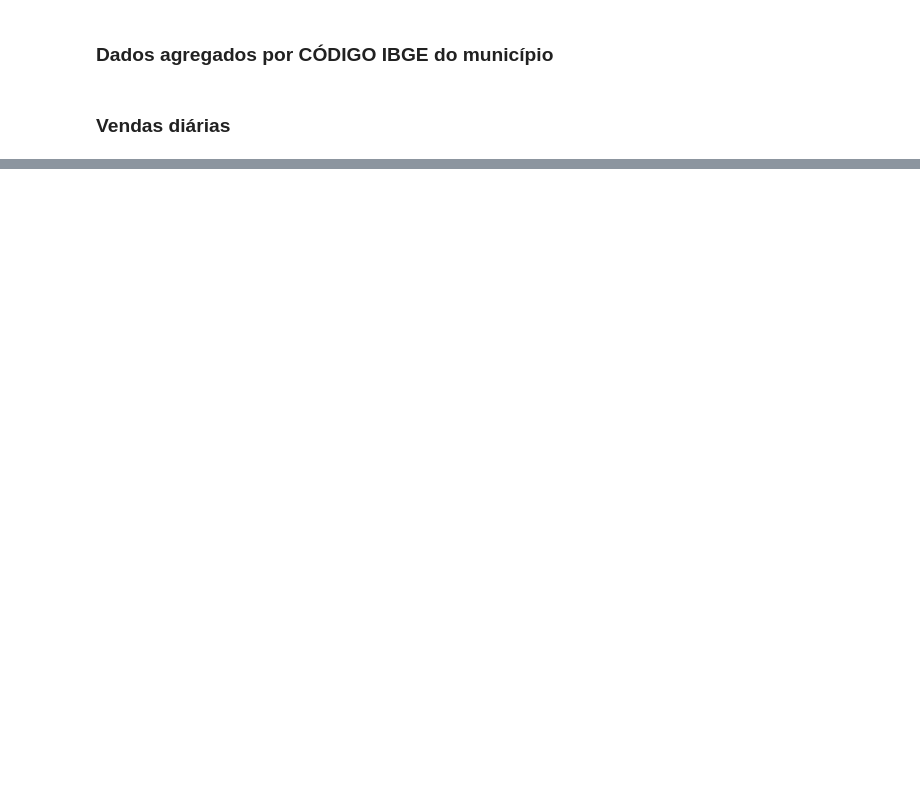
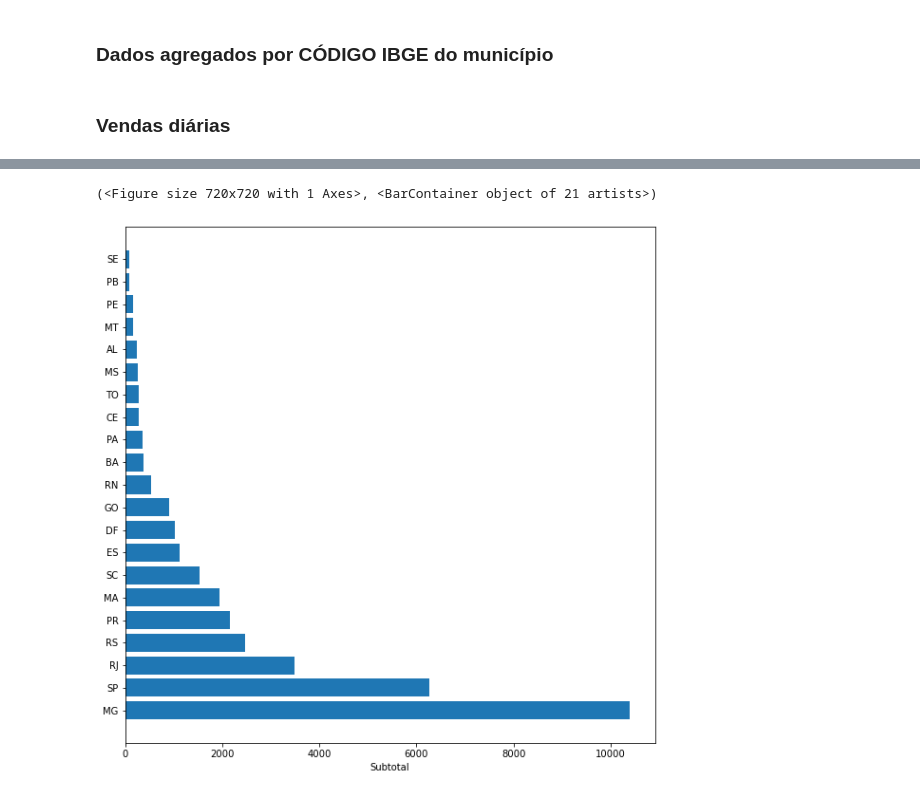
Before and after one commit to GCPeppe/loja-anonimizada, a Jupyter notebook: Business-analytics.ipynb, the cells around one changed output, grey strips where cells are left out. Saved outputs shown, nothing was run; the diff lists cells and outputs as text; code cells hidden in the pictures; blank space fills up the shorter version.

```diff
--- a/Business-analytics.ipynb
+++ b/Business-analytics.ipynb
@@ -293,0 +295,7 @@ pedidos.pipe(padronizacao_dados_geo).pipe(planilha_vendas).pipe(periodo_de_exerc
+# %%
+df.pipe(padronizacao_dados_geo).pipe(planilha_vendas).pipe(agregacao_por_estado,
+                                                          data_inicial='2021-10-01',
+                                                          data_final='2021-12-31').pipe(benchmark_estados, save=True)
+# %% [output]
+(<Figure size 720x720 with 1 Axes>, <BarContainer object of 21 artists>)
+[figure, added]
```
Also changed, not shown: parts of 24 cells of this notebook.
